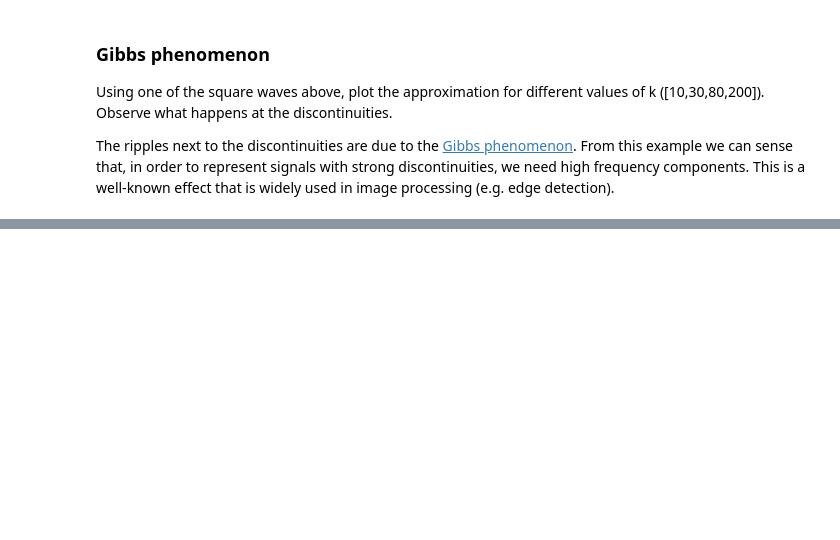
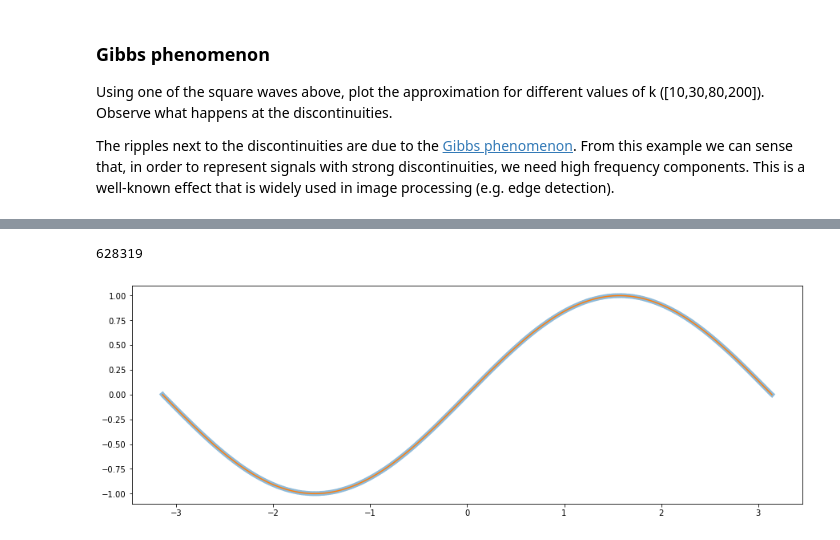
Before and after one commit to invzz/MasterOfComputerScience, a Jupyter notebook: 2021-2022/DSIP/pynb/Labo 1 - Fourier series - STUDENTS.ipynb, the cells around one changed output, grey strips where cells are left out. Saved outputs shown, nothing was run; the diff lists cells and outputs as text; code cells hidden in the pictures; blank space fills up the shorter version.

```diff
--- a/2021-2022/DSIP/pynb/Labo 1 - Fourier series - STUDENTS.ipynb
+++ b/2021-2022/DSIP/pynb/Labo 1 - Fourier series - STUDENTS.ipynb
@@ -427,0 +476,13 @@ No handles with labels found to put in legend.
+# %%
+x = np.arange(-np.pi,np.pi,dx)
+
+signal = np.sin(x) + 0.001 * np.cos(300*x)
+fig = plt.figure()
+ax = fig.add_subplot(1,1,1)
+ax.plot(x, signal, linewidth=6,alpha=0.5, label="signal")
+ax.plot(x, get_series(x,signal,200))
+print(len(signal))
+plt.show()
+# %% [output]
+628319
+[figure, added]
```
Also changed, not shown: parts of 12 cells of this notebook, 6 other files.
